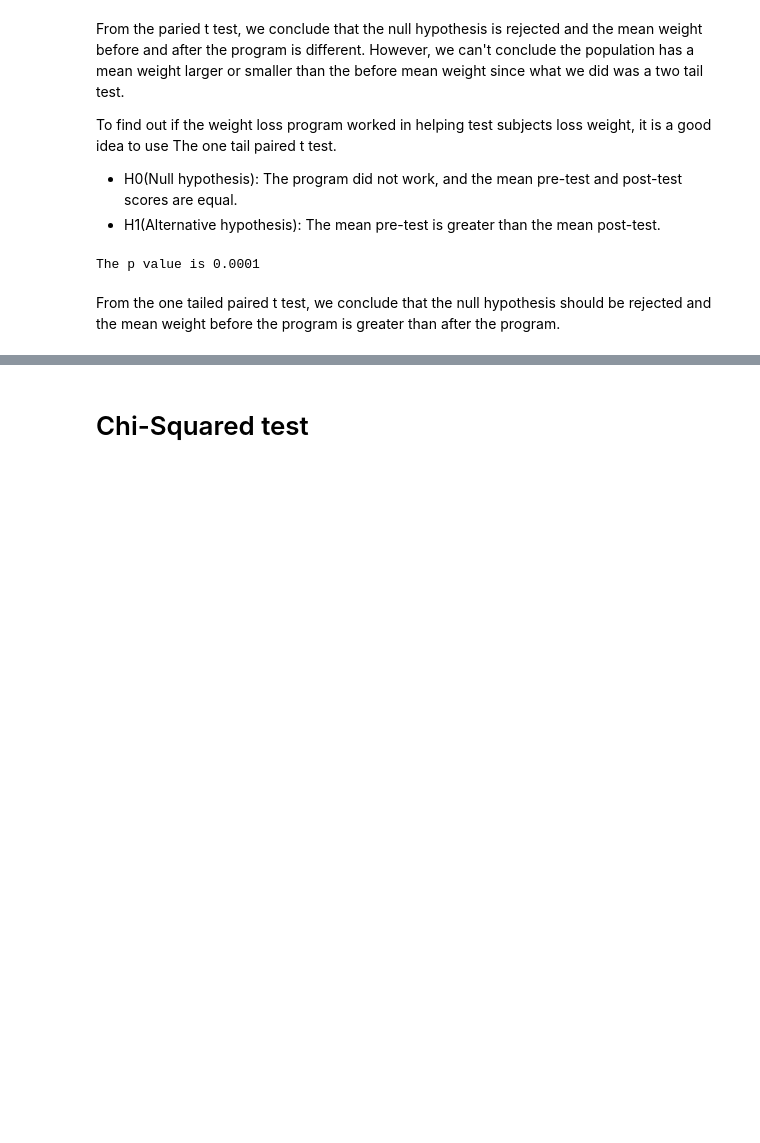
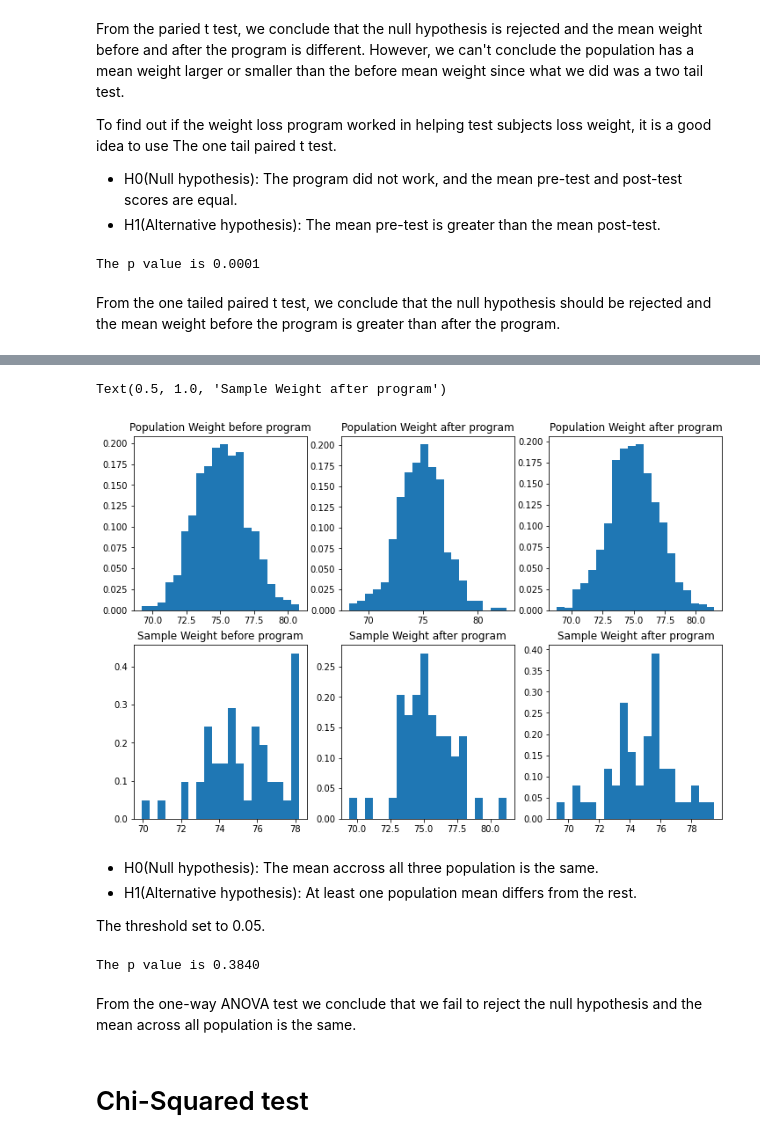
Before and after one commit to chris199713/Hypothesis_test, a Jupyter notebook: Hypothesis_testing.ipynb, the cells around one changed output, grey strips where cells are left out. Drawn from its saved outputs; the diff is of its cells as text; code cells hidden in the pictures; blank space fills up the shorter version.

Commit message:
one way ANOVA

```diff
--- a/Hypothesis_testing.ipynb
+++ b/Hypothesis_testing.ipynb
@@ -175,2 +182,41 @@ ANOVA is a test used to determine differences between research results from thre
+# %%
+population_1 = stats.norm.rvs(loc=75, scale=2, size=1000)
+population_2 = stats.norm.rvs(loc=75, scale=2, size=500)
+population_3 = stats.norm.rvs(loc=75, scale=2, size=1200)
+
+# random sample
+sample_1 = np.random.choice(population_1,size = 50)
+sample_2 = np.random.choice(population_2,size = 50)
+sample_3 = np.random.choice(population_3,size = 50)
+
+fig, ax = plt.subplots(nrows = 2, ncols = 3, figsize = (12,8))
+
+ax[0,0].hist(population_1, density=True, bins=20)
+ax[0,0].set_title('Population Weight before program')
+ax[0,1].hist(population_2, density=True, bins=20)
+ax[0,1].set_title('Population Weight after program')
+ax[0,2].hist(population_3, density=True, bins=20)
+ax[0,2].set_title('Population Weight after program')
+ax[1,0].hist(sample_1, density=True, bins=20)
+ax[1,0].set_title('Sample Weight before program')
+ax[1,1].hist(sample_2, density=True, bins=20)
+ax[1,1].set_title('Sample Weight after program')
+ax[1,2].hist(sample_3, density=True, bins=20)
+ax[1,2].set_title('Sample Weight after program')
+# %% [output]
+Text(0.5, 1.0, 'Sample Weight after program')
+[figure, added]
+# %% [markdown]
+- H0(Null hypothesis): The mean accross all three population is the same.
+- H1(Alternative hypothesis): At least one population mean differs from the rest.
+
+The threshold set to 0.05.
+# %%
+t_statistic, p_value = stats.f_oneway(sample_1, sample_2, sample_3)
+print(f'The p value is {p_value:.4f}')
+# %% [output]
+The p value is 0.3840
+# %% [markdown]
+From the one-way ANOVA test we conclude that we fail to reject the null hypothesis and the mean across all population is the same.
 # %% [markdown]
 # Chi-Squared test
```
Also changed, not shown: parts of 2 cells of this notebook.
